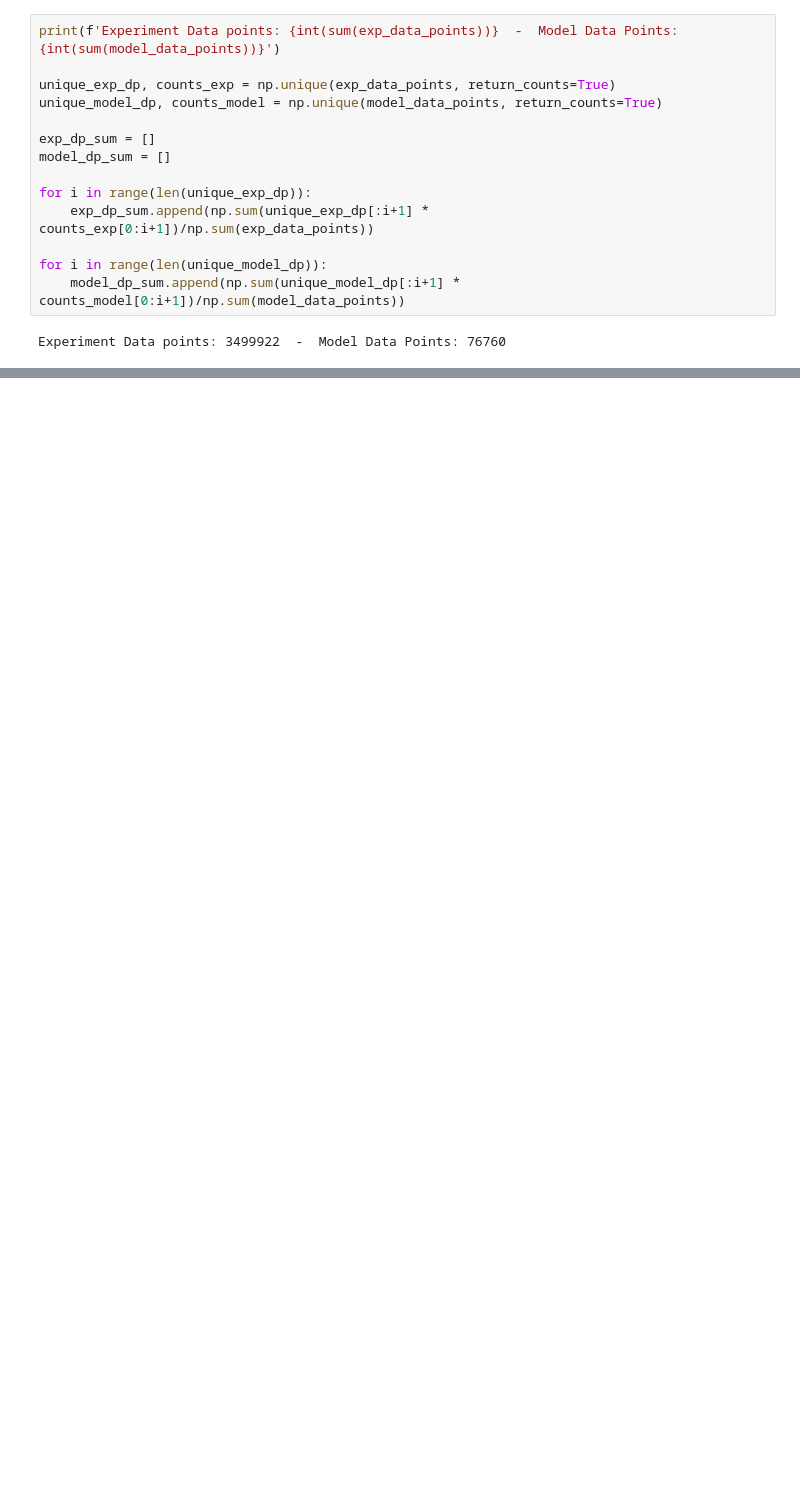
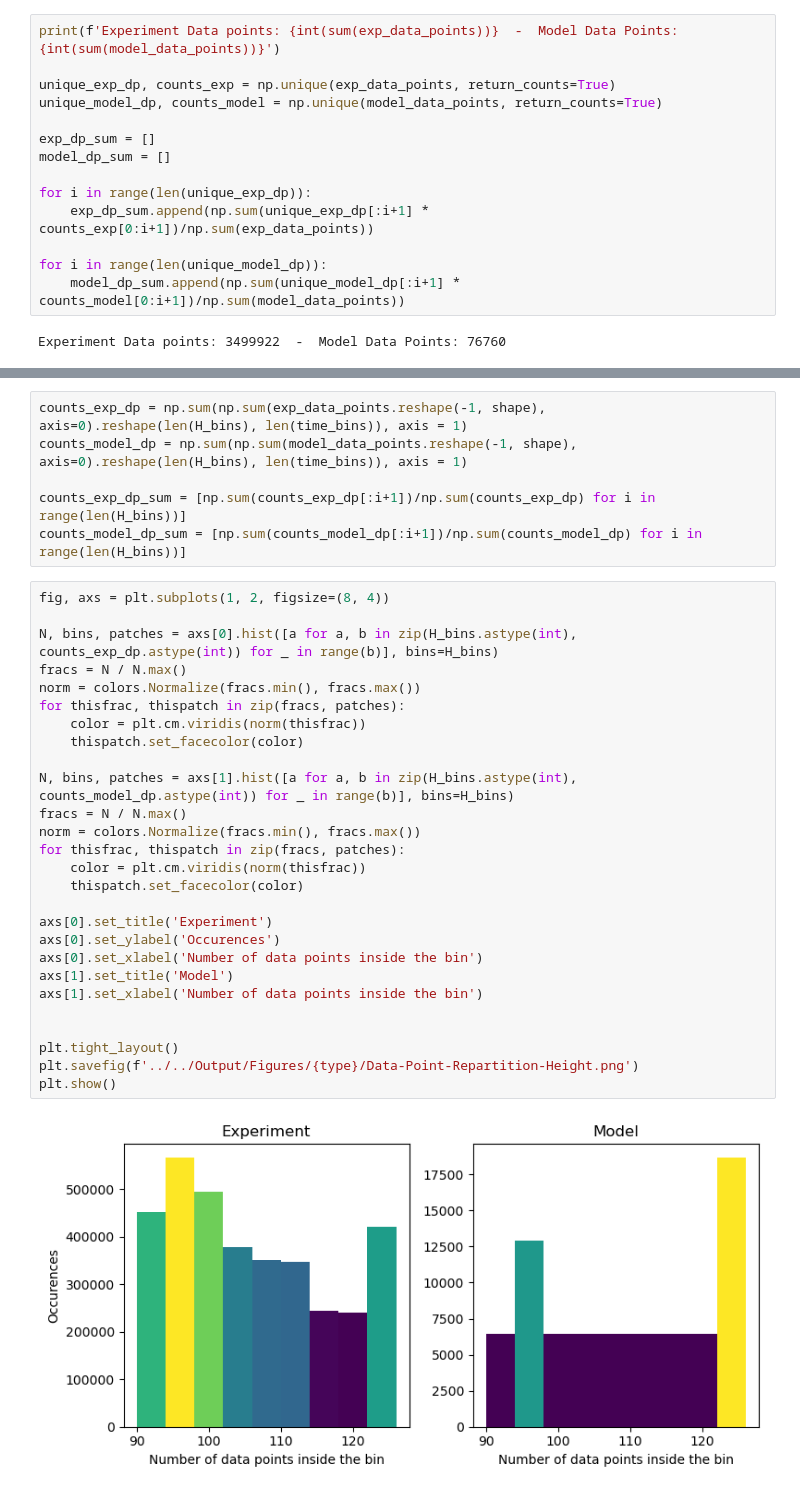
Before and after one commit to remy-guillermin/WACCM-Analysis, a Jupyter notebook: Scripts/Data-Analysis/Data_points.ipynb, the cells around one changed output, grey strips where cells are left out. Drawn from its saved outputs; the diff is of its cells as text; blank space fills up the shorter version.

```diff
--- a/Scripts/Data-Analysis/Data_points.ipynb
+++ b/Scripts/Data-Analysis/Data_points.ipynb
@@ -113,0 +141,35 @@ plt.show()
+# %%
+counts_exp_dp = np.sum(np.sum(exp_data_points.reshape(-1, shape), axis=0).reshape(len(H_bins), len(time_bins)), axis = 1)
+counts_model_dp = np.sum(np.sum(model_data_points.reshape(-1, shape), axis=0).reshape(len(H_bins), len(time_bins)), axis = 1)
+
+counts_exp_dp_sum = [np.sum(counts_exp_dp[:i+1])/np.sum(counts_exp_dp) for i in range(len(H_bins))]
+counts_model_dp_sum = [np.sum(counts_model_dp[:i+1])/np.sum(counts_model_dp) for i in range(len(H_bins))]
+# %%
+fig, axs = plt.subplots(1, 2, figsize=(8, 4))
+
+N, bins, patches = axs[0].hist([a for a, b in zip(H_bins.astype(int), counts_exp_dp.astype(int)) for _ in range(b)], bins=H_bins)
+fracs = N / N.max()
+norm = colors.Normalize(fracs.min(), fracs.max())
+for thisfrac, thispatch in zip(fracs, patches):
+    color = plt.cm.viridis(norm(thisfrac))
+    thispatch.set_facecolor(color)
+
+N, bins, patches = axs[1].hist([a for a, b in zip(H_bins.astype(int), counts_model_dp.astype(int)) for _ in range(b)], bins=H_bins)
+fracs = N / N.max()
+norm = colors.Normalize(fracs.min(), fracs.max())
+for thisfrac, thispatch in zip(fracs, patches):
+    color = plt.cm.viridis(norm(thisfrac))
+    thispatch.set_facecolor(color)
+
+axs[0].set_title('Experiment')
+axs[0].set_ylabel('Occurences')
+axs[0].set_xlabel('Number of data points inside the bin')
+axs[1].set_title('Model')
+axs[1].set_xlabel('Number of data points inside the bin')
+
+
+plt.tight_layout()
+plt.savefig(f'../../Output/Figures/{type}/Data-Point-Repartition-Height.png')
+plt.show()
+# %% [output]
+[figure, added]
```
Also changed, not shown: parts of 5 cells of this notebook, 8 other files.
